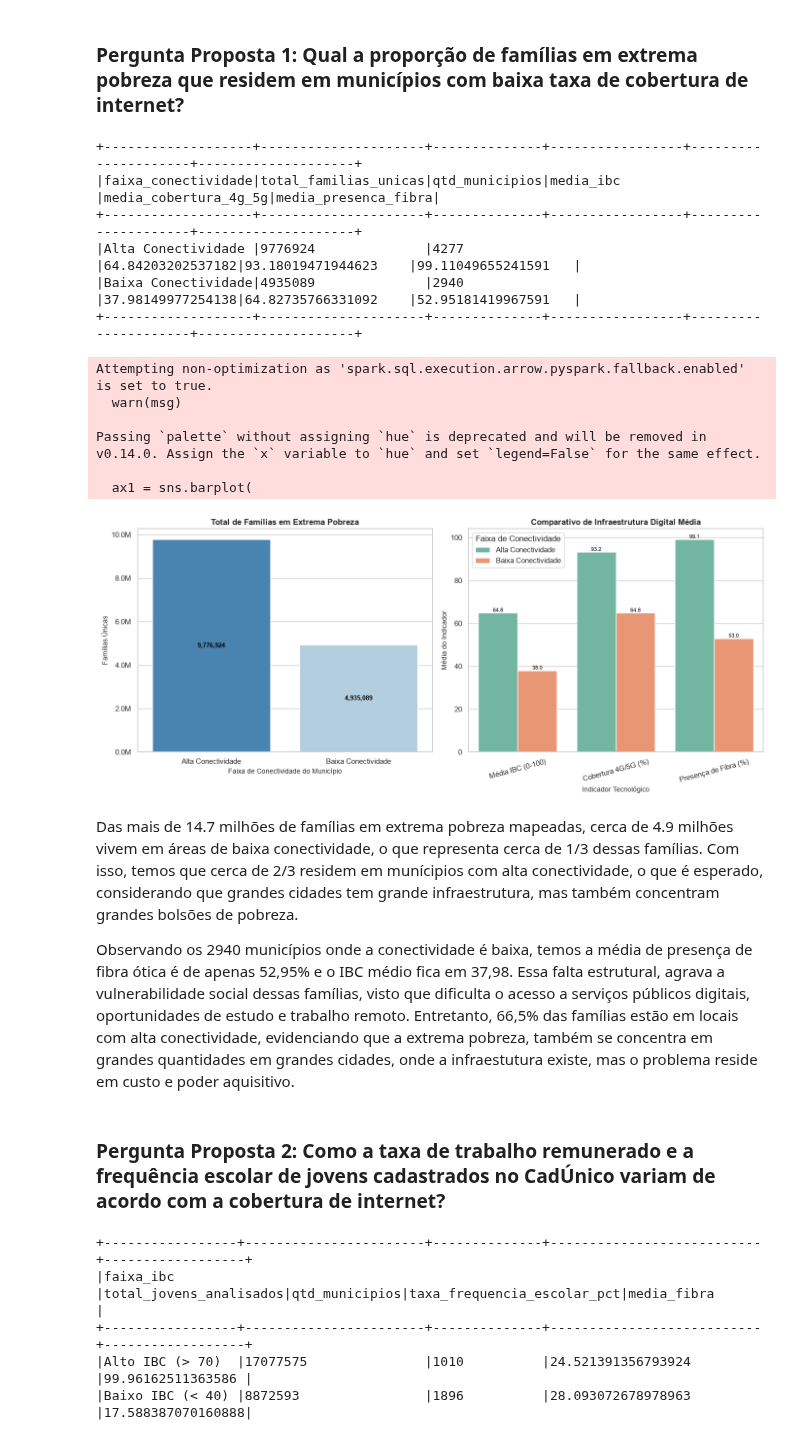
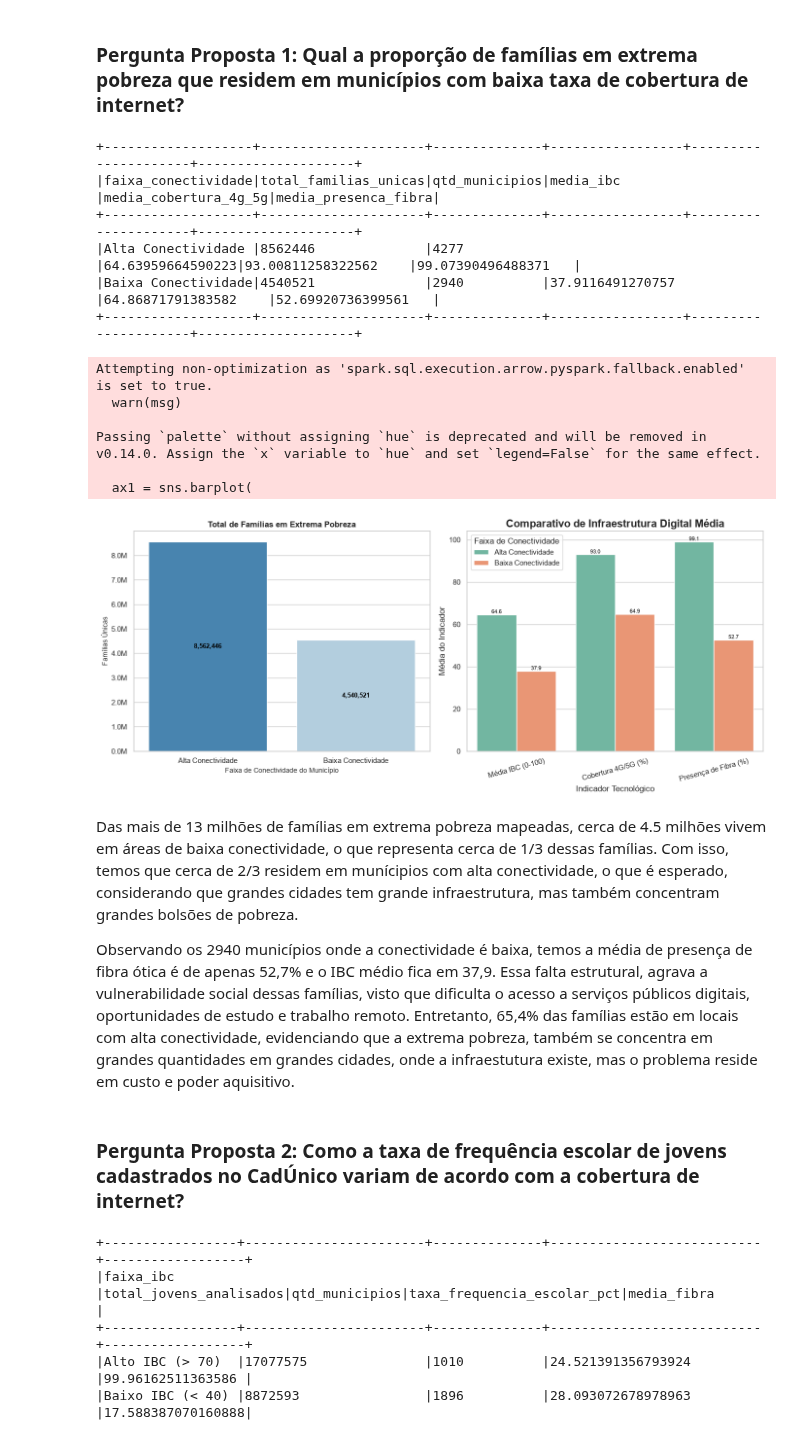
Before and after one commit to NathanLima1/TecnologiasDataScience, a Jupyter notebook: PandasIBGE/main.ipynb, the cells around one changed output. Saved outputs shown, nothing was run; the diff lists cells and outputs as text; code cells hidden in the pictures.

Commit message:
mudança na extrema pobreza de 105 para 89 reais

```diff
--- a/PandasIBGE/main.ipynb
+++ b/PandasIBGE/main.ipynb
@@ -597,7 +597,7 @@ df_familia_per_capita = df_familia.withColumn(
     F.col("renda_total_familia") / F.col("tamanho_familia")
 )
 
-extrema_pobreza_fams = df_familia_per_capita.filter(F.col("renda_per_capita") <= 105)
+extrema_pobreza_fams = df_familia_per_capita.filter(F.col("renda_per_capita") <= 89)
 
 df_join_otimizado = extrema_pobreza_fams.join(
     df_conectividade,
@@ -624,8 +624,8 @@ resultado_p1.show(truncate=False)
 +-------------------+---------------------+--------------+-----------------+---------------------+--------------------+
 |faixa_conectividade|total_familias_unicas|qtd_municipios|media_ibc        |media_cobertura_4g_5g|media_presenca_fibra|
 +-------------------+---------------------+--------------+-----------------+---------------------+--------------------+
-|Alta Conectividade |9776924              |4277          |64.84203202537182|93.18019471944623    |99.11049655241591   |
-|Baixa Conectividade|4935089              |2940          |37.98149977254138|64.82735766331092    |52.95181419967591   |
+|Alta Conectividade |8562446              |4277          |64.63959664590223|93.00811258322562    |99.07390496488371   |
+|Baixa Conectividade|4540521              |2940          |37.9116491270757 |64.86871791383582    |52.69920736399561   |
 +-------------------+---------------------+--------------+-----------------+---------------------+--------------------+
 # %%
 df_plot = resultado_p1.toPandas()
@@ -667,43 +667,43 @@ df_melted["Indicador"] = df_melted["Indicador"].replace({
 })
 
 plt.subplot(1, 2, 2)
 ax2 = sns.barplot(
     data=df_melted,
     x="Indicador",
     y="Valor",
     hue="faixa_conectividade",
     palette="Set2"
 )
-plt.title("Comparativo de Infraestrutura Digital Média", fontsize=12, fontweight="bold")
-plt.xlabel("Indicador Tecnológico", fontsize=10)
-plt.ylabel("Média do Indicador", fontsize=10)
+plt.title("Comparativo de Infraestrutura Digital Média", fontsize=16, fontweight="bold")
+plt.xlabel("Indicador Tecnológico", fontsize=12)
+plt.ylabel("Média do Indicador", fontsize=12)
 plt.xticks(rotation=15)
 plt.legend(title="Faixa de Conectividade")
 
 for p in ax2.patches:
     height = p.get_height()
     if height > 0:
         ax2.annotate(f'{height:.1f}',
                      (p.get_x() + p.get_width() / 2., height),
                      ha='center', va='bottom',
                      fontsize=8, color='black')
 
 plt.tight_layout()
 plt.show()
 # %% [output]
 Attempting non-optimization as 'spark.sql.execution.arrow.pyspark.fallback.enabled' is set to true.
   warn(msg)
 
 Passing `palette` without assigning `hue` is deprecated and will be removed in v0.14.0. Assign the `x` variable to `hue` and set `legend=False` for the same effect.
 
   ax1 = sns.barplot(
-[figure, old version]
+[figure, new version]
 # %% [markdown]
-Das mais de 14.7 milhões de famílias em extrema pobreza mapeadas, cerca de 4.9 milhões vivem em áreas de baixa conectividade, o que representa cerca de 1/3 dessas famílias. Com isso, temos que cerca de 2/3 residem em munícipios com alta conectividade, o que é esperado, considerando que grandes cidades tem grande infraestrutura, mas também concentram grandes bolsões de pobreza.
+Das mais de 13 milhões de famílias em extrema pobreza mapeadas, cerca de 4.5 milhões vivem em áreas de baixa conectividade, o que representa cerca de 1/3 dessas famílias. Com isso, temos que cerca de 2/3 residem em munícipios com alta conectividade, o que é esperado, considerando que grandes cidades tem grande infraestrutura, mas também concentram grandes bolsões de pobreza.
 
-Observando os 2940 municípios onde a conectividade é baixa, temos a média de presença de fibra ótica é de apenas 52,95% e o IBC médio fica em 37,98. Essa falta estrutural, agrava a vulnerabilidade social dessas famílias, visto que dificulta o acesso a serviços públicos digitais, oportunidades de estudo e trabalho remoto. Entretanto, 66,5% das famílias estão em locais com alta conectividade, evidenciando que a extrema pobreza, também se concentra em grandes quantidades em grandes cidades, onde a infraestutura existe, mas o problema reside em custo e poder aquisitivo.
+Observando os 2940 municípios onde a conectividade é baixa, temos a média de presença de fibra ótica é de apenas 52,7% e o IBC médio fica em 37,9. Essa falta estrutural, agrava a vulnerabilidade social dessas famílias, visto que dificulta o acesso a serviços públicos digitais, oportunidades de estudo e trabalho remoto. Entretanto, 65,4% das famílias estão em locais com alta conectividade, evidenciando que a extrema pobreza, também se concentra em grandes quantidades em grandes cidades, onde a infraestutura existe, mas o problema reside em custo e poder aquisitivo.
 # %% [markdown]
-### Pergunta Proposta 2: Como a taxa de trabalho remunerado e a frequência escolar de jovens cadastrados no CadÚnico variam de acordo com a cobertura de internet?
+### Pergunta Proposta 2: Como a taxa de frequência escolar de jovens cadastrados no CadÚnico variam de acordo com a cobertura de internet?
 # %%
 jovens_cadunico = df.filter(
     (F.col("IDADE").cast(DoubleType()) >= 18) &
```
Also changed, not shown: parts of 2 cells of this notebook.
